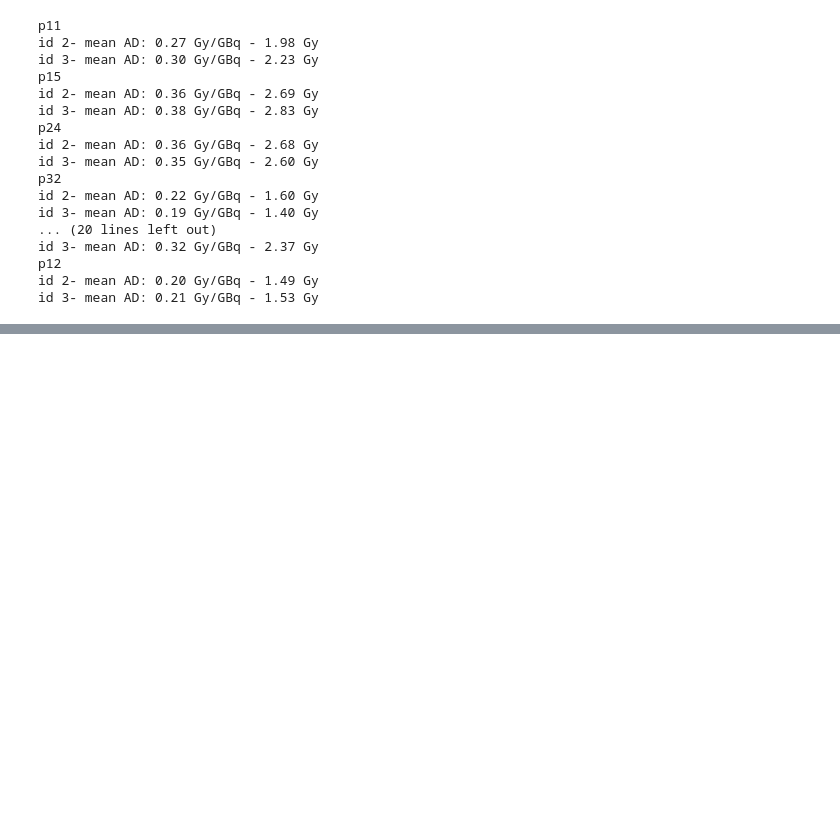
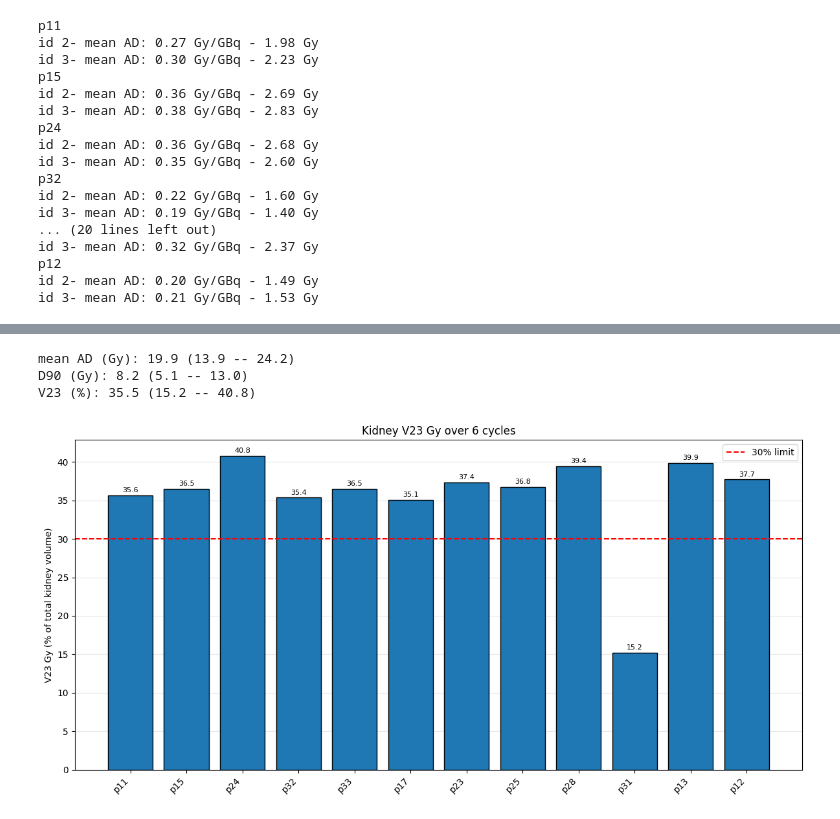
Before and after one commit to luisadias02/177lu_psma_treatment_planning, a Jupyter notebook: kidneys_analysis.ipynb, the cells around one changed output, grey strips where cells are left out. Drawn from its saved outputs; the diff is of its cells as text; code cells hidden in the pictures; blank space fills up the shorter version.

```diff
--- a/kidneys_analysis.ipynb
+++ b/kidneys_analysis.ipynb
@@ -62,0 +75,7 @@ max AD: 4.829961024910337
+# %%
+kidney_abdose_analysis.kidney_6cycles(patients, oas, thresholds =[5,4])
+# %% [output]
+mean AD (Gy): 19.9 (13.9 -- 24.2)
+D90 (Gy): 8.2 (5.1 -- 13.0)
+V23 (%): 35.5 (15.2 -- 40.8)
+[figure, added]
```
Also changed, not shown: parts of 7 cells of this notebook, 5 other files.
